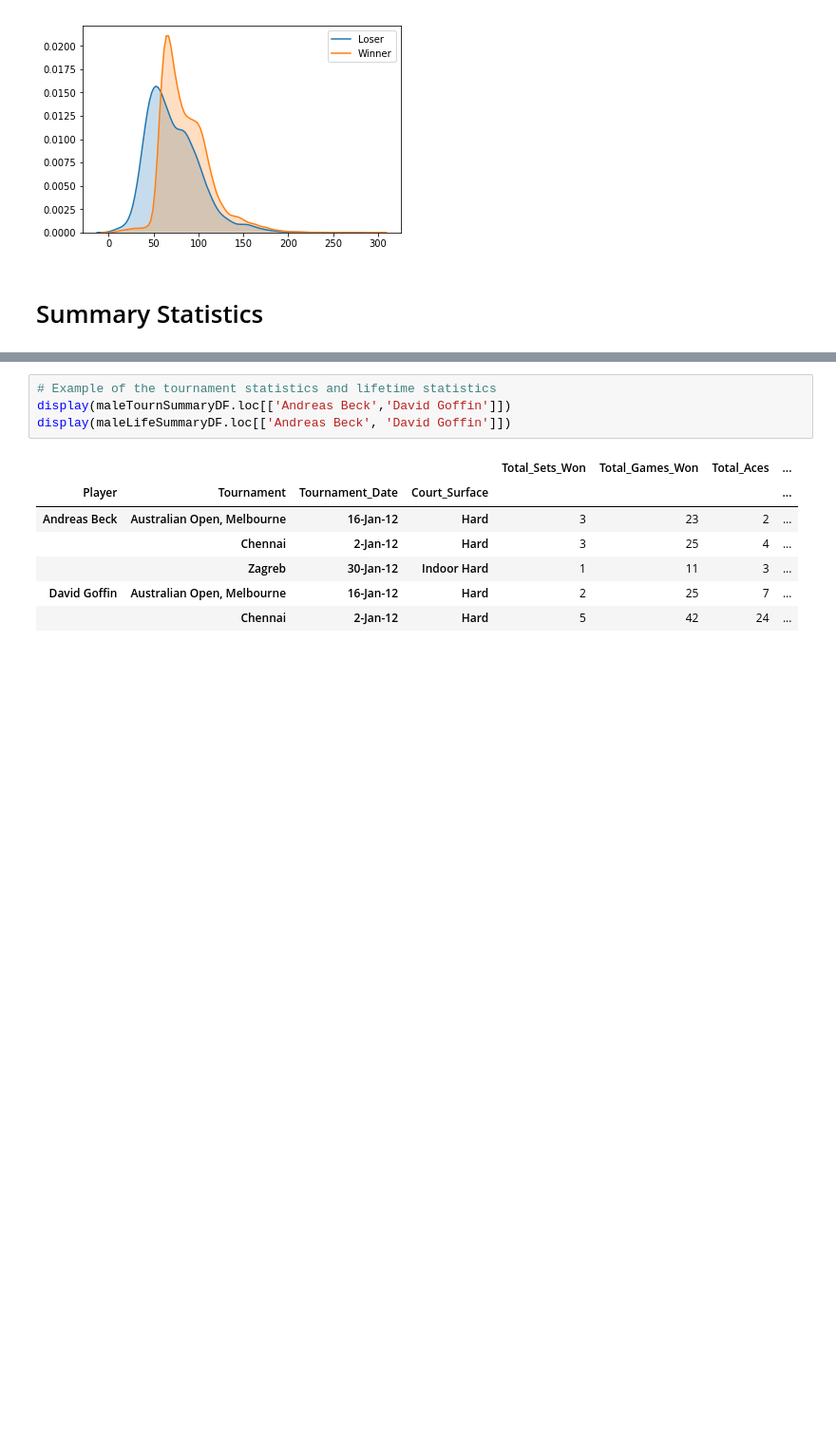
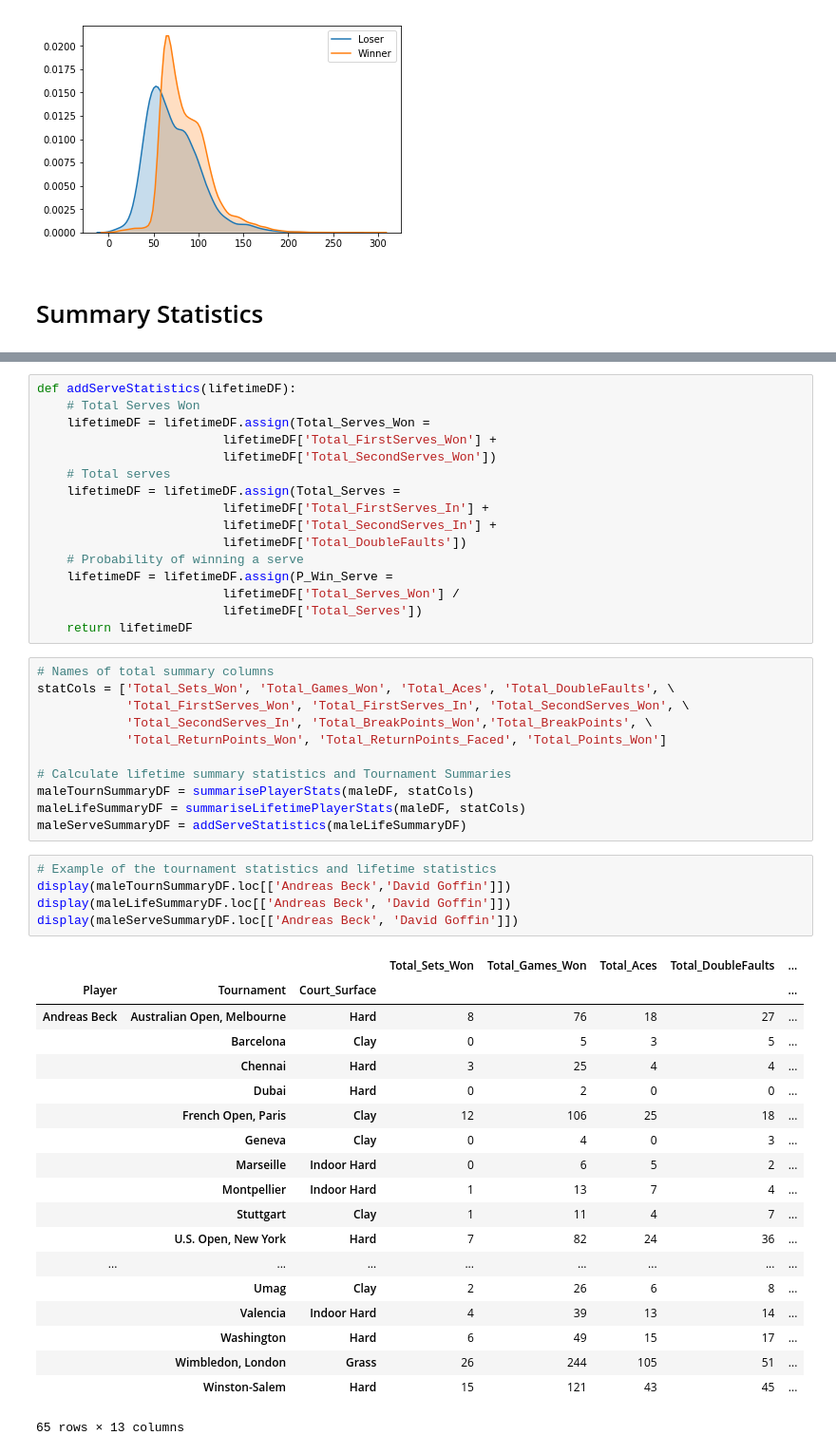
Before and after one commit to Jfbarr/aus_open_datathon_2019, a Jupyter notebook: Workbook.ipynb, the cells around one changed output, grey strips where cells are left out. Shown: that part at 95% size. Cells and saved outputs as stored; diff of their text form; blank space fills up the shorter version.

Commit message:
Functionalised lifetime and tournament summaries as well as implemented a pipe to add lifetime serve stats

```diff
--- a/Workbook.ipynb
+++ b/Workbook.ipynb
@@ -313,14 +256,54 @@ maleLifeSummaryDF = maleLifeSummaryDF[statCols].agg(aggregates)
+# %%
+def addServeStatistics(lifetimeDF):
+    # Total Serves Won
+    lifetimeDF = lifetimeDF.assign(Total_Serves_Won =
+                         lifetimeDF['Total_FirstServes_Won'] +
+                         lifetimeDF['Total_SecondServes_Won'])
+    # Total serves
+    lifetimeDF = lifetimeDF.assign(Total_Serves =
+                         lifetimeDF['Total_FirstServes_In'] +
+                         lifetimeDF['Total_SecondServes_In'] +
+                         lifetimeDF['Total_DoubleFaults'])
+    # Probability of winning a serve
+    lifetimeDF = lifetimeDF.assign(P_Win_Serve =
+                         lifetimeDF['Total_Serves_Won'] /
+                         lifetimeDF['Total_Serves'])
+    return lifetimeDF
+# %%
+# Names of total summary columns
+statCols = ['Total_Sets_Won', 'Total_Games_Won', 'Total_Aces', 'Total_DoubleFaults', \
+            'Total_FirstServes_Won', 'Total_FirstServes_In', 'Total_SecondServes_Won', \
+            'Total_SecondServes_In', 'Total_BreakPoints_Won','Total_BreakPoints', \
+            'Total_ReturnPoints_Won', 'Total_ReturnPoints_Faced', 'Total_Points_Won']
+
+# Calculate lifetime summary statistics and Tournament Summaries
+maleTournSummaryDF = summarisePlayerStats(maleDF, statCols)
+maleLifeSummaryDF = summariseLifetimePlayerStats(maleDF, statCols)
+maleServeSummaryDF = addServeStatistics(maleLifeSummaryDF)
 # %%
 # Example of the tournament statistics and lifetime statistics
 display(maleTournSummaryDF.loc[['Andreas Beck','David Goffin']])
 display(maleLifeSummaryDF.loc[['Andreas Beck', 'David Goffin']])
+display(maleServeSummaryDF.loc[['Andreas Beck', 'David Goffin']])
 # %% [output]
-|  |  |  |  | Total_Sets_Won | Total_Games_Won | Total_Aces | ... |
-| Player | Tournament | Tournament_Date | Court_Surface |  |  |  | ... |
-| Andreas Beck | Australian Open, Melbourne | 16-Jan-12 | Hard | 3 | 23 | 2 | ... |
-|  | Chennai | 2-Jan-12 | Hard | 3 | 25 | 4 | ... |
-|  | Zagreb | 30-Jan-12 | Indoor Hard | 1 | 11 | 3 | ... |
-| David Goffin | Australian Open, Melbourne | 16-Jan-12 | Hard | 2 | 25 | 7 | ... |
-|  | Chennai | 2-Jan-12 | Hard | 5 | 42 | 24 | ... |
+|  |  |  | Total_Sets_Won | Total_Games_Won | Total_Aces | Total_DoubleFaults | ... |
+| Player | Tournament | Court_Surface |  |  |  |  | ... |
+| Andreas Beck | Australian Open, Melbourne | Hard | 8 | 76 | 18 | 27 | ... |
+|  | Barcelona | Clay | 0 | 5 | 3 | 5 | ... |
+|  | Chennai | Hard | 3 | 25 | 4 | 4 | ... |
+|  | Dubai | Hard | 0 | 2 | 0 | 0 | ... |
+|  | French Open, Paris | Clay | 12 | 106 | 25 | 18 | ... |
+|  | Geneva | Clay | 0 | 4 | 0 | 3 | ... |
+|  | Marseille | Indoor Hard | 0 | 6 | 5 | 2 | ... |
+|  | Montpellier | Indoor Hard | 1 | 13 | 7 | 4 | ... |
+|  | Stuttgart | Clay | 1 | 11 | 4 | 7 | ... |
+|  | U.S. Open, New York | Hard | 7 | 82 | 24 | 36 | ... |
+| ... | ... | ... | ... | ... | ... | ... | ... |
+|  | Umag | Clay | 2 | 26 | 6 | 8 | ... |
+|  | Valencia | Indoor Hard | 4 | 39 | 13 | 14 | ... |
+|  | Washington | Hard | 6 | 49 | 15 | 17 | ... |
+|  | Wimbledon, London | Grass | 26 | 244 | 105 | 51 | ... |
+|  | Winston-Salem | Hard | 15 | 121 | 43 | 45 | ... |
+65 rows × 13 columns
 |  | Total_Sets_Won | Total_Games_Won | Total_Aces | Total_DoubleFaults | Total_FirstServes_Won | ... |
 | Player |  |  |  |  |  | ... |
```
Also changed, not shown: parts of 5 cells of this notebook.
